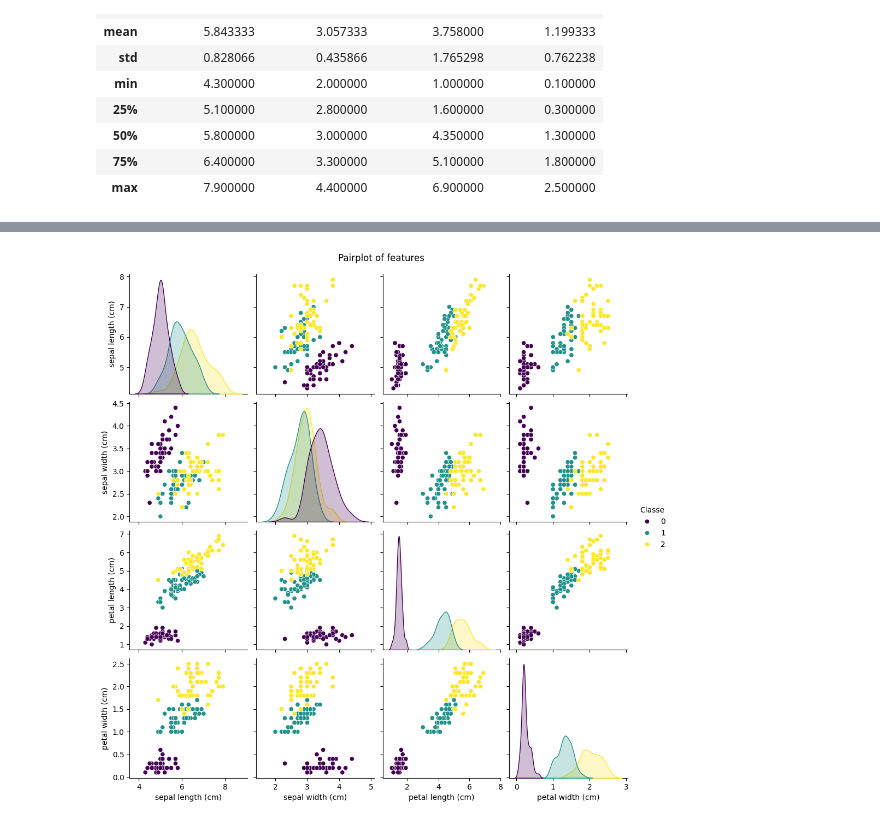
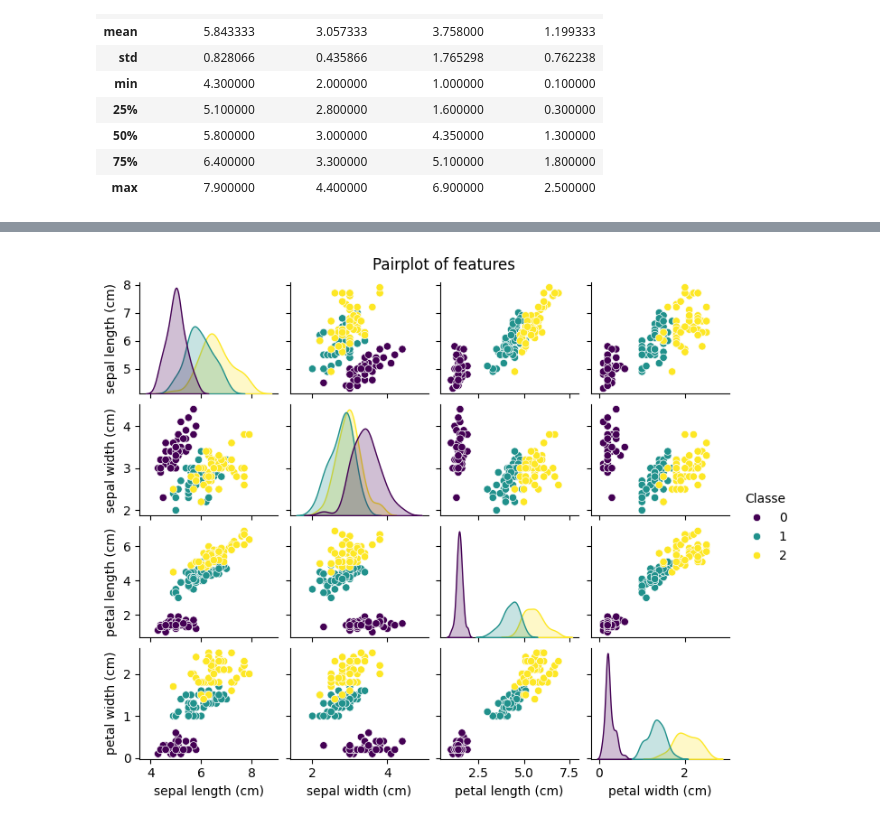
Before and after one commit to mouna-naim/MVA-Courses, a Jupyter notebook: Graphical_models/main.ipynb, the cells around one changed output, grey strips where cells are left out. Saved outputs shown, nothing was run; the diff lists cells and outputs as text; code cells hidden in the pictures.

```diff
--- a/Graphical_models/main.ipynb
+++ b/Graphical_models/main.ipynb
@@ -49,9 +100,8 @@ plt.show()
 # %%
 
 df['Classe'] = input_data.target
-
-sns.pairplot(df, hue='Classe', palette='viridis')
+sns.pairplot(df, hue='Classe', palette='viridis', height=1.5, aspect=1.2)
 plt.suptitle("Pairplot of features", y=1.02)
 plt.show()
 # %% [output]
-[figure, old version]
+[figure, new version]
```
Also changed, not shown: parts of 27 cells of this notebook, 3 other files.
